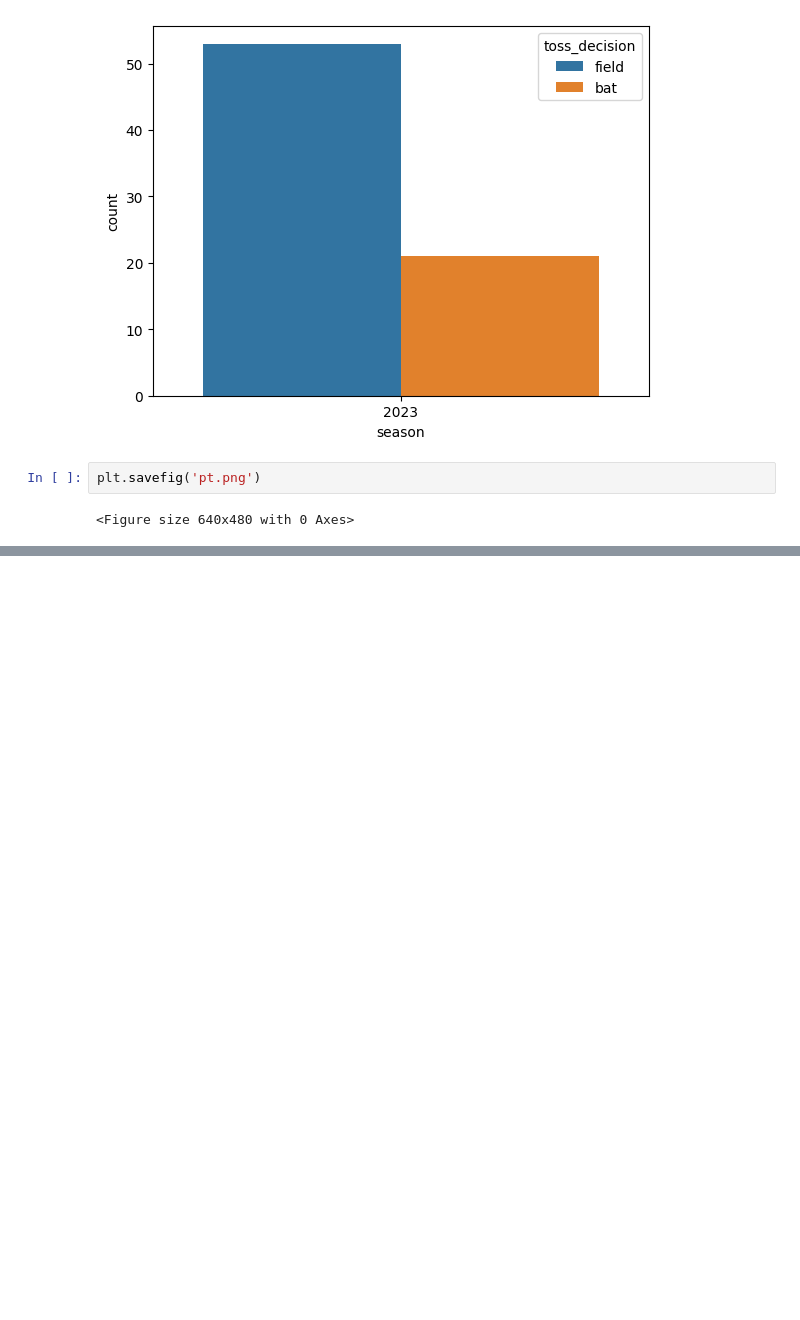
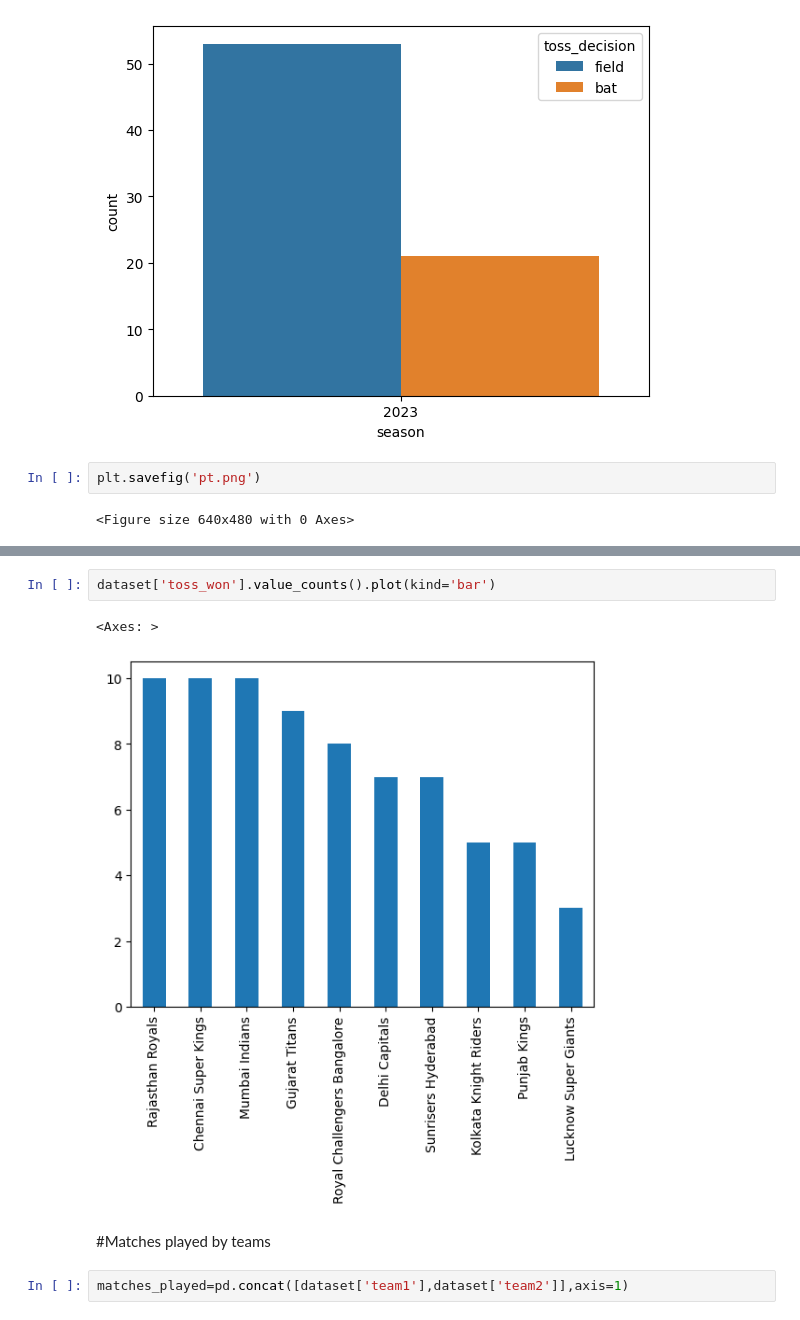
Before and after one commit to 521sai/Pandas_Library, a Jupyter notebook: IPL_dataanalysis.ipynb, the cells around one changed output, grey strips where cells are left out. Saved outputs shown, nothing was run; the diff lists cells and outputs as text; blank space fills up the shorter version.

```diff
--- a/IPL_dataanalysis.ipynb
+++ b/IPL_dataanalysis.ipynb
@@ -192,0 +228,9 @@ plt.savefig('pt.png')
+# %%
+dataset['toss_won'].value_counts().plot(kind='bar')
+# %% [output]
+<Axes: >
+[figure, added]
+# %% [markdown]
+#Matches played by teams
+# %%
+matches_played=pd.concat([dataset['team1'],dataset['team2']],axis=1)
```
Also changed, not shown: parts of 11 cells of this notebook.
